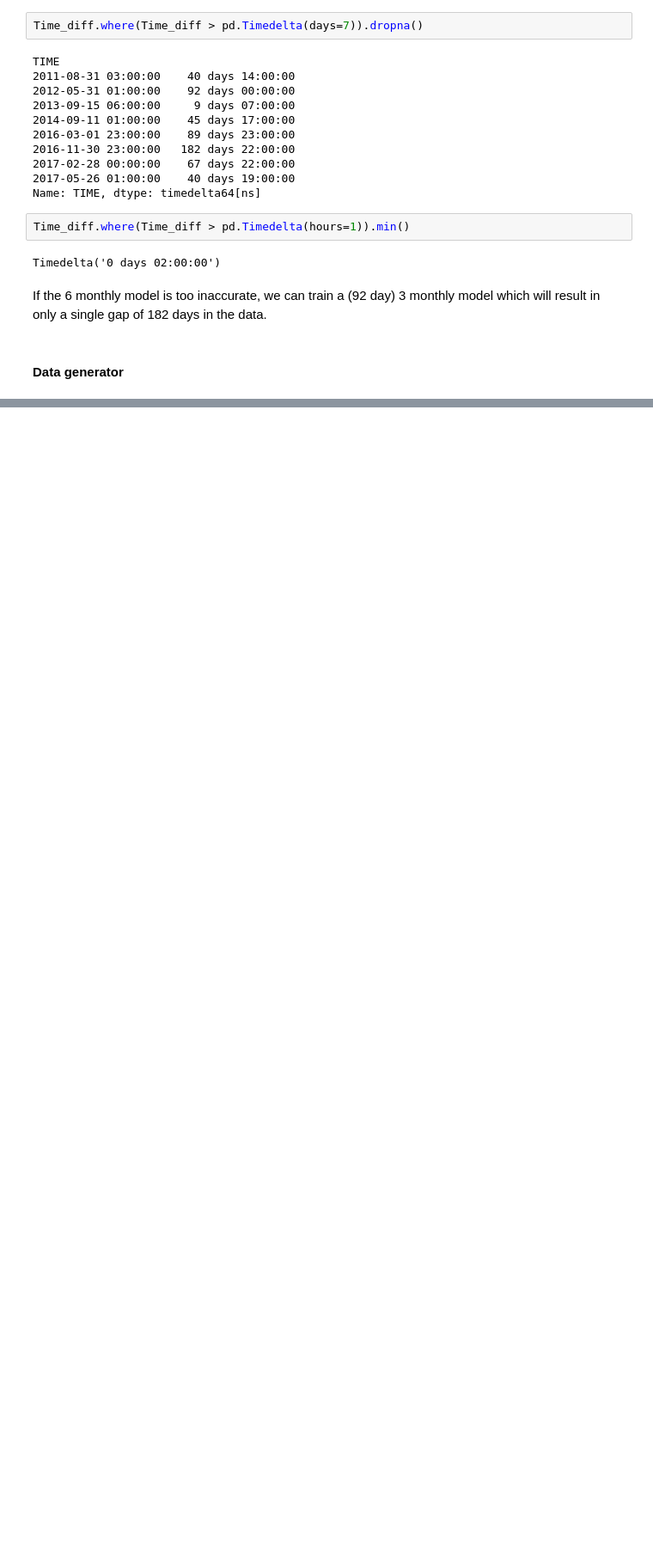
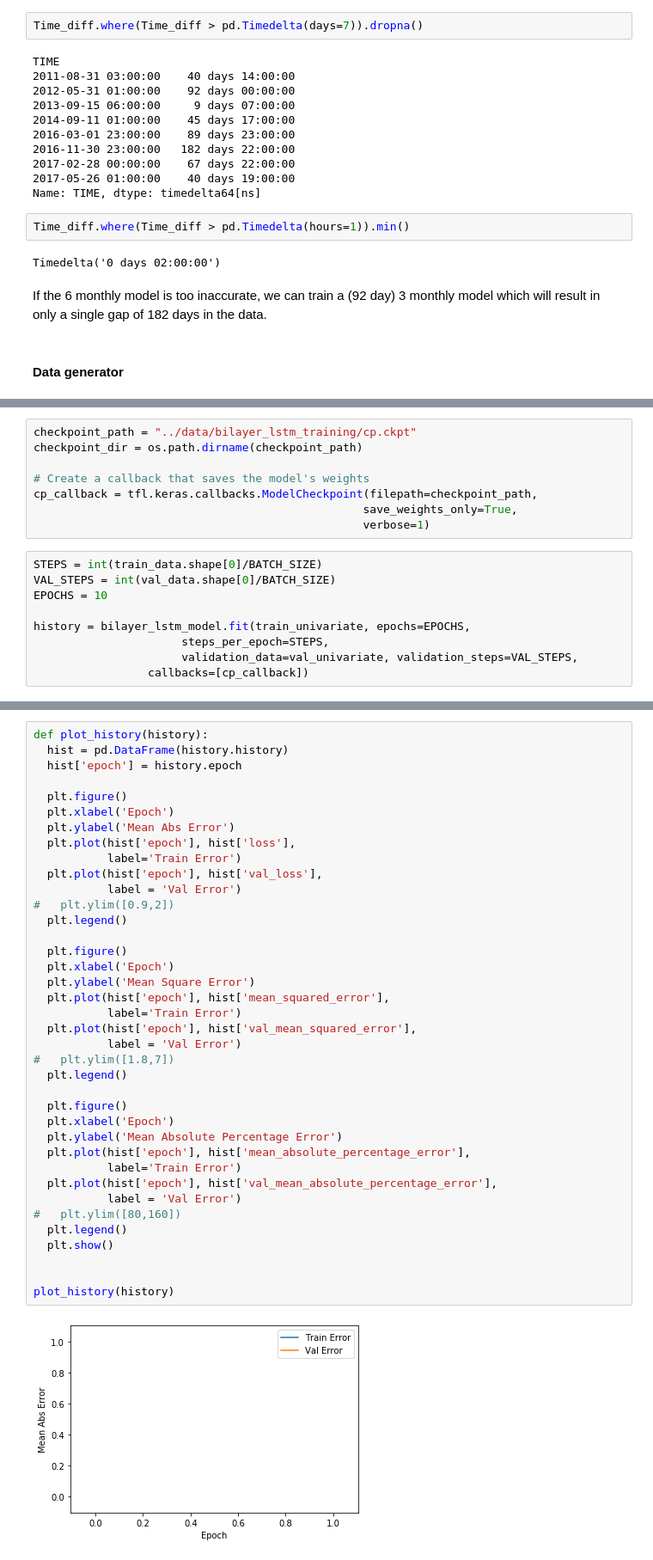
Before and after one commit to SteefanContractor/OceanML, a Jupyter notebook: script/Mooring_temp_gapfilling.ipynb, the cells around one changed output, grey strips where cells are left out. Shown at 86% size. Cells and saved outputs as stored; diff of their text form; blank space fills up the shorter version.

```diff
--- a/script/Mooring_temp_gapfilling.ipynb
+++ b/script/Mooring_temp_gapfilling.ipynb
@@ -305,0 +530,17 @@ Name: TEMP, Length: 38582, dtype: float32
+# %%
+checkpoint_path = "../data/bilayer_lstm_training/cp.ckpt"
+checkpoint_dir = os.path.dirname(checkpoint_path)
+
+# Create a callback that saves the model's weights
+cp_callback = tfl.keras.callbacks.ModelCheckpoint(filepath=checkpoint_path,
+                                                 save_weights_only=True,
+                                                 verbose=1)
+# %%
+STEPS = int(train_data.shape[0]/BATCH_SIZE)
+VAL_STEPS = int(val_data.shape[0]/BATCH_SIZE)
+EPOCHS = 10
+
+history = bilayer_lstm_model.fit(train_univariate, epochs=EPOCHS,
+                      steps_per_epoch=STEPS,
+                      validation_data=val_univariate, validation_steps=VAL_STEPS,
+                 callbacks=[cp_callback])
@@ -305,0 +572,40 @@ Name: TEMP, Length: 38582, dtype: float32
+# %%
+def plot_history(history):
+  hist = pd.DataFrame(history.history)
+  hist['epoch'] = history.epoch
+
+  plt.figure()
+  plt.xlabel('Epoch')
+  plt.ylabel('Mean Abs Error')
+  plt.plot(hist['epoch'], hist['loss'],
+           label='Train Error')
+  plt.plot(hist['epoch'], hist['val_loss'],
+           label = 'Val Error')
+#   plt.ylim([0.9,2])
+  plt.legend()
+
+  plt.figure()
+  plt.xlabel('Epoch')
+  plt.ylabel('Mean Square Error')
+  plt.plot(hist['epoch'], hist['mean_squared_error'],
+           label='Train Error')
+  plt.plot(hist['epoch'], hist['val_mean_squared_error'],
+           label = 'Val Error')
+#   plt.ylim([1.8,7])
+  plt.legend()
+
+  plt.figure()
+  plt.xlabel('Epoch')
+  plt.ylabel('Mean Absolute Percentage Error')
+  plt.plot(hist['epoch'], hist['mean_absolute_percentage_error'],
+           label='Train Error')
+  plt.plot(hist['epoch'], hist['val_mean_absolute_percentage_error'],
+           label = 'Val Error')
+#   plt.ylim([80,160])
+  plt.legend()
+  plt.show()
+
+
+plot_history(history)
+# %% [output]
+[figure, added]
```
Also changed, not shown: parts of 41 cells of this notebook, 17 other files.
